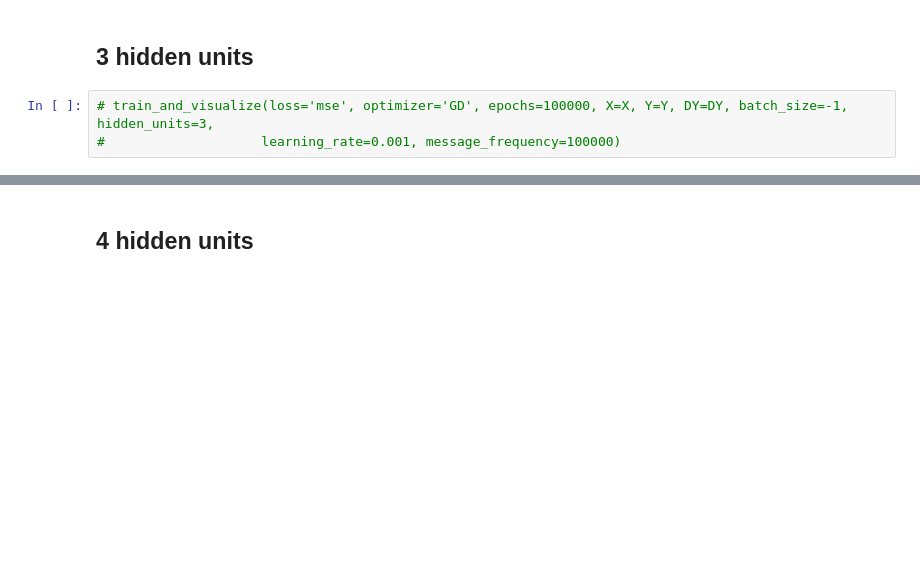
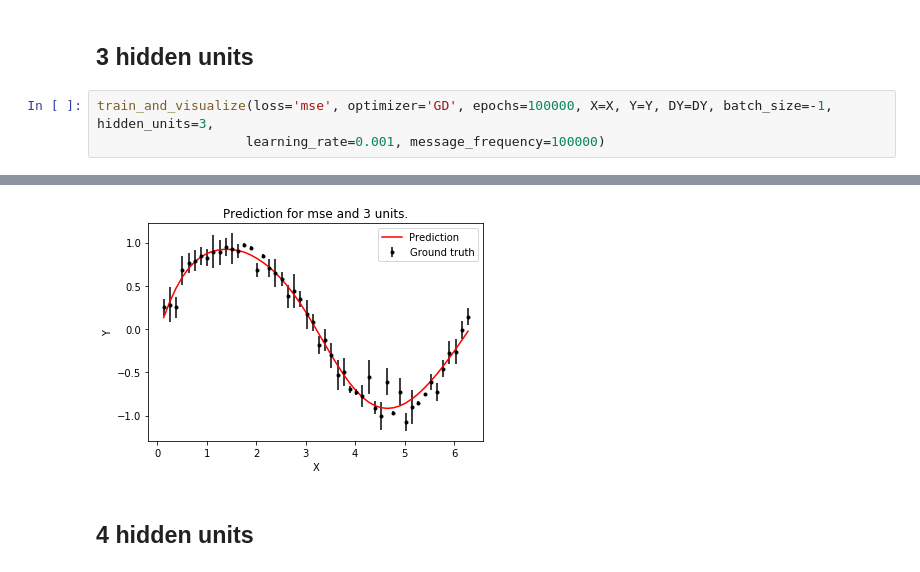
Before and after one commit to PGrabinski/IntroductionNeuralNetworks, a Jupyter notebook: List5/Problem2.ipynb, the cells around one changed output, grey strips where cells are left out. Saved outputs shown, nothing was run; the diff lists cells and outputs as text; blank space fills up the shorter version.

```diff
--- a/List5/Problem2.ipynb
+++ b/List5/Problem2.ipynb
@@ -62,5 +75,6 @@ We will use the Mean Square Error loss function and optimizing the network with
 # %% [markdown]
 ## 3 hidden units
 # %%
-# train_and_visualize(loss='mse', optimizer='GD', epochs=100000, X=X, Y=Y, DY=DY, batch_size=-1, hidden_units=3,
-#                    learning_rate=0.001, message_frequency=100000)
+train_and_visualize(loss='mse', optimizer='GD', epochs=100000, X=X, Y=Y, DY=DY, batch_size=-1, hidden_units=3,
+                   learning_rate=0.001, message_frequency=100000)
+# %% [output]
@@ -67,3 +83,4 @@ We will use the Mean Square Error loss function and optimizing the network with
+[figure, added]
 # %% [markdown]
 ## 4 hidden units
 # %%
```
Also changed, not shown: parts of 5 cells of this notebook, 6 other files.
